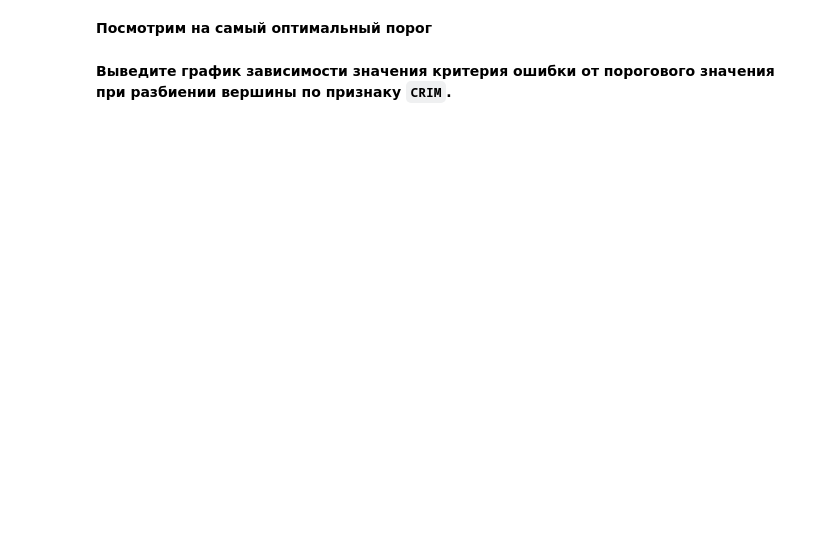
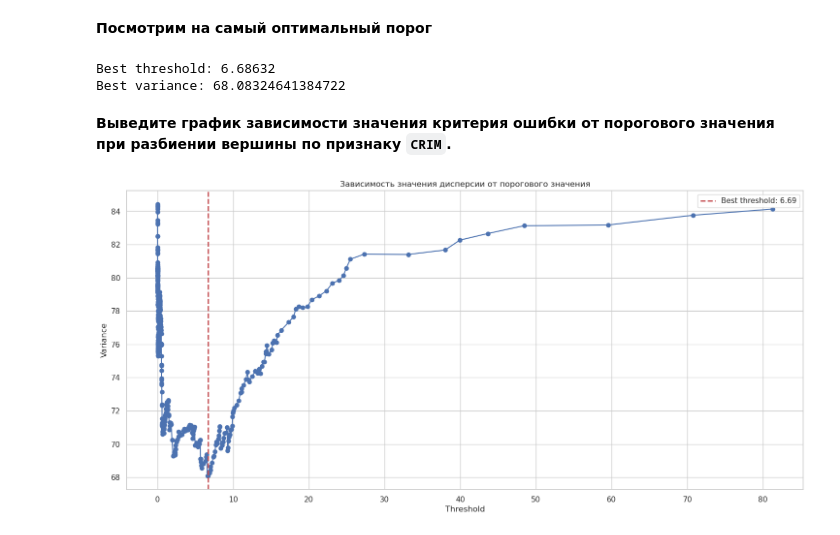
Before and after one commit to lpestov/ml_course, a Jupyter notebook: ДЗ4.ipynb, the cells around one changed output. Drawn from its saved outputs; the diff is of its cells as text; code cells hidden in the pictures; blank space fills up the shorter version.

```diff
--- a/ДЗ4.ipynb
+++ b/ДЗ4.ipynb
@@ -51,0 +25,3 @@ The Boston housing prices dataset has an ethical problem: as
+# %%
+boston = pd.read_csv("boston_house_prices.csv")
+boston.head()
@@ -52,7 +35,3 @@ The Boston housing prices dataset has an ethical problem: as
 # %%
-boston = load_boston()
-X = pd.DataFrame(data=boston["data"], columns=boston["feature_names"])
-y = boston["target"]
-X.head()
-
-print(boston["DESCR"])
+X = boston.drop("MEDV", axis = 1)
+y = boston["MEDV"]
@@ -104,5 +211,24 @@ thresholds, variances, threshold_best, variance_best = find_best_split(
 )
 # %% [markdown]
 **Посмотрим на самый оптимальный порог**
+# %%
+print(f'Best threshold: {threshold_best}')
+print(f'Best variance: {variance_best}')
+# %% [output]
+Best threshold: 6.68632
+Best variance: 68.08324641384722
 # %% [markdown]
 **Выведите график зависимости значения критерия ошибки от порогового значения при разбиении вершины по признаку `CRIM`.**
+# %%
+# Построим график зависимости дисперсии от порога
+plt.figure(figsize=(18, 8))
+plt.plot(thresholds, variances, marker='o')
+plt.axvline(threshold_best, color='r', linestyle='--', linewidth = 2, label=f'Best threshold: {threshold_best:.2f}')
+plt.xlabel('Threshold')
+plt.ylabel('Variance')
+plt.title('Зависимость значения дисперсии от порогового значения')
+plt.legend()
+plt.grid(True)
+plt.show()
+# %% [output]
+[figure, added]
```
Also changed, not shown: parts of 5 cells of this notebook, 2 other files.
